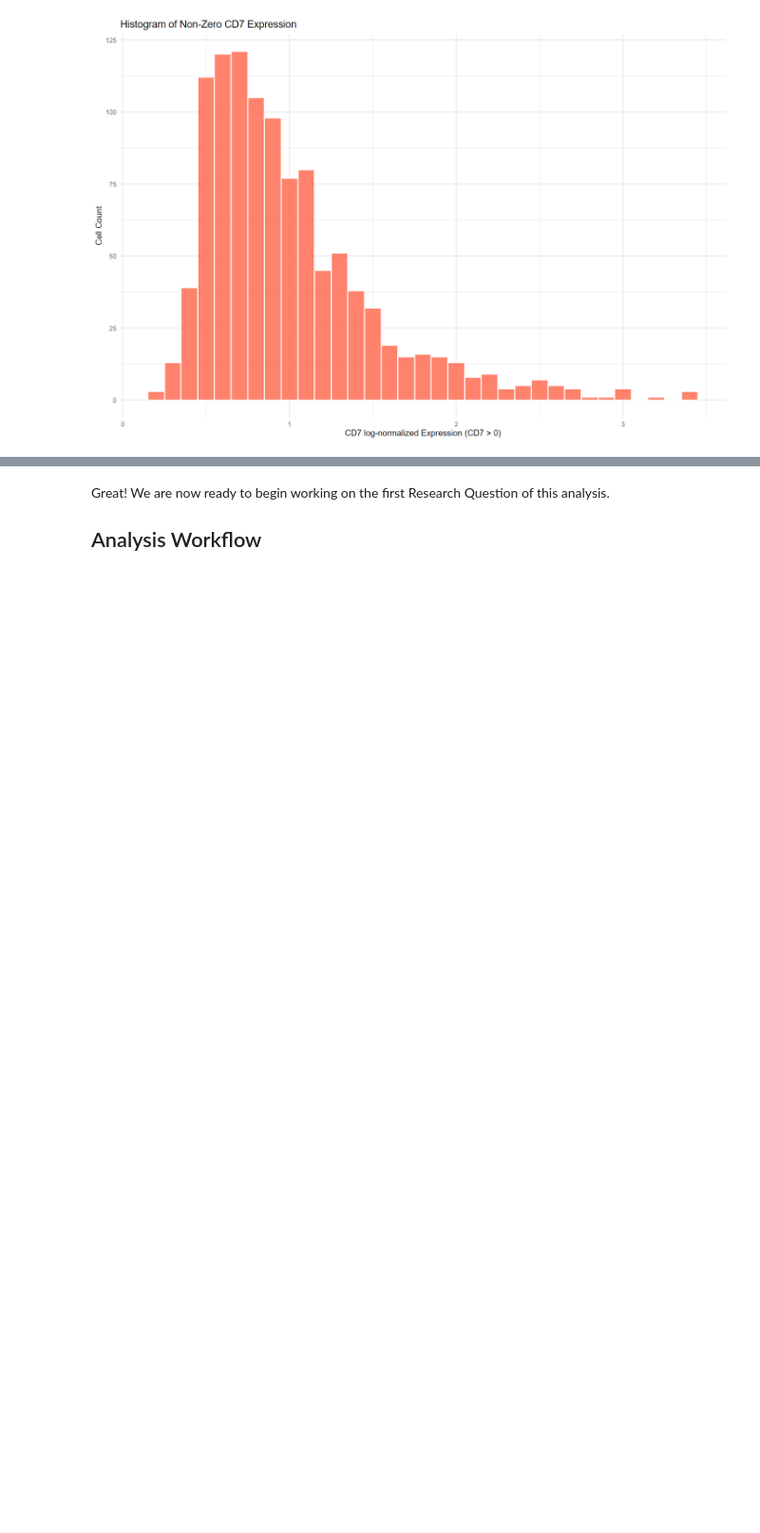
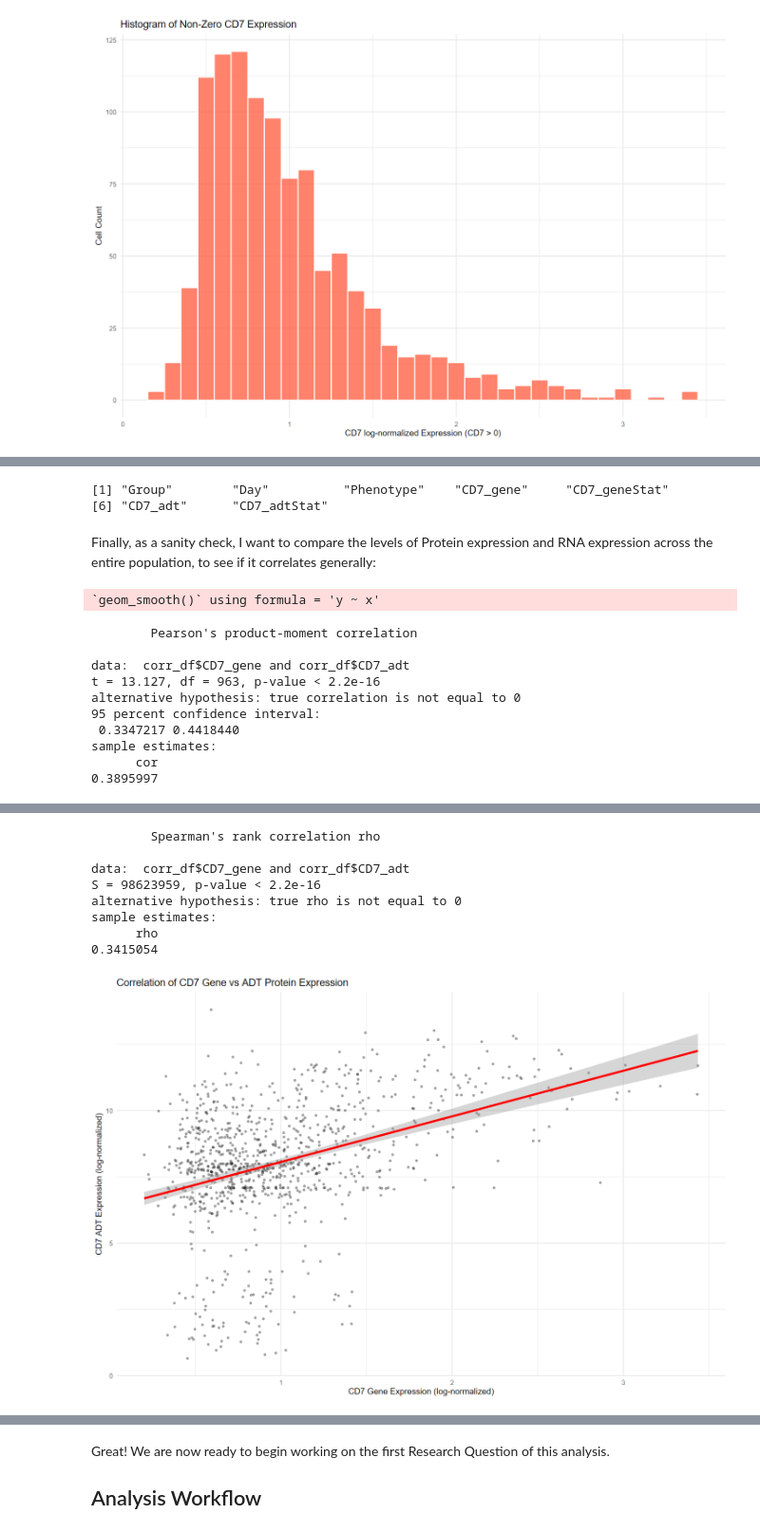
Before and after one commit to piyush-1903/ZandstraEaves_DirectedStudies, a Jupyter notebook: Aim1/d7-d13_RNASeq/Aim2_Analysis.ipynb, the cells around one changed output, grey strips where cells are left out. Shown at 95% size. Saved outputs shown, nothing was run; the diff lists cells and outputs as text; code cells hidden in the pictures; blank space fills up the shorter version.

```diff
--- a/Aim1/d7-d13_RNASeq/Aim2_Analysis.ipynb
+++ b/Aim1/d7-d13_RNASeq/Aim2_Analysis.ipynb
@@ -174,0 +249,48 @@ colData(merge2_light)$CD7_status <- case_when(
+# %%
+colData(merge2_light)$CD7_adtStat <- case_when(
+  merge2_light$CD7_adt <= 1 ~ "CD7-",
+  merge2_light$CD7_adt >= 6 ~ "CD7+",
+  TRUE ~ "CD7~"
+)
+
+colnames(colData(merge2_light))
+# %% [output]
+[1] "Group"        "Day"          "Phenotype"    "CD7_gene"     "CD7_geneStat"
+[6] "CD7_adt"      "CD7_adtStat"
+# %% [markdown]
+Finally, as a sanity check, I want to compare the levels of Protein expression and RNA expression across the entire population, to see if it correlates generally:
+# %%
+# Extract both columns from colData
+corr_df <- as.data.frame(colData(merge2_light)) %>%
+  filter(CD7_gene > 0, CD7_adt > 0, Group != "Other") # optional: restrict to nonzero expression & exclude 'Other'
+
+
+library(ggplot2)
+
+ggplot(corr_df, aes(x = CD7_gene, y = CD7_adt)) +
+  geom_point(alpha = 0.3, size = 0.7) +
+  geom_smooth(method = "lm", se = TRUE, color = "red") +
+  labs(
+    title = "Correlation of CD7 Gene vs ADT Protein Expression",
+    x = "CD7 Gene Expression (log-normalized)",
+    y = "CD7 ADT Expression (log-normalized)"
+  ) +
+  theme_minimal()
+
+# Pearson correlation (linear relationship)
+cor.test(corr_df$CD7_gene, corr_df$CD7_adt, method = "pearson")
+
+# Optionally: Spearman correlation (rank-based)
+cor.test(corr_df$CD7_gene, corr_df$CD7_adt, method = "spearman")
+# %% [output]
+`geom_smooth()` using formula = 'y ~ x'
+        Pearson's product-moment correlation
+
+data:  corr_df$CD7_gene and corr_df$CD7_adt
+t = 13.127, df = 963, p-value < 2.2e-16
+alternative hypothesis: true correlation is not equal to 0
+95 percent confidence interval:
+ 0.3347217 0.4418440
+sample estimates:
+      cor
+0.3895997
@@ -174,0 +299,9 @@ colData(merge2_light)$CD7_status <- case_when(
+        Spearman's rank correlation rho
+
+data:  corr_df$CD7_gene and corr_df$CD7_adt
+S = 98623959, p-value < 2.2e-16
+alternative hypothesis: true rho is not equal to 0
+sample estimates:
+      rho
+0.3415054
+[figure, added]
```
Also changed, not shown: parts of 46 cells of this notebook.
